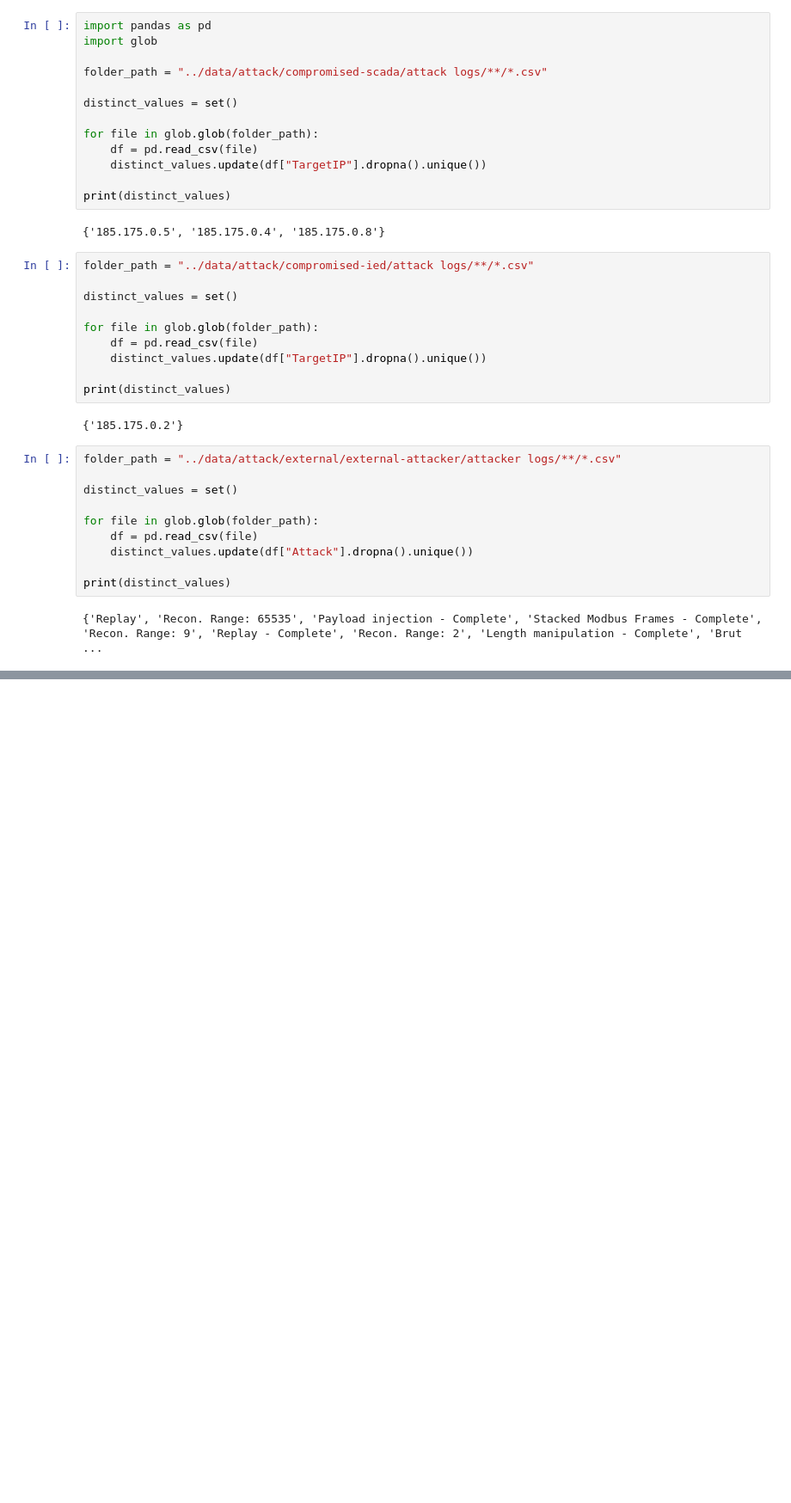
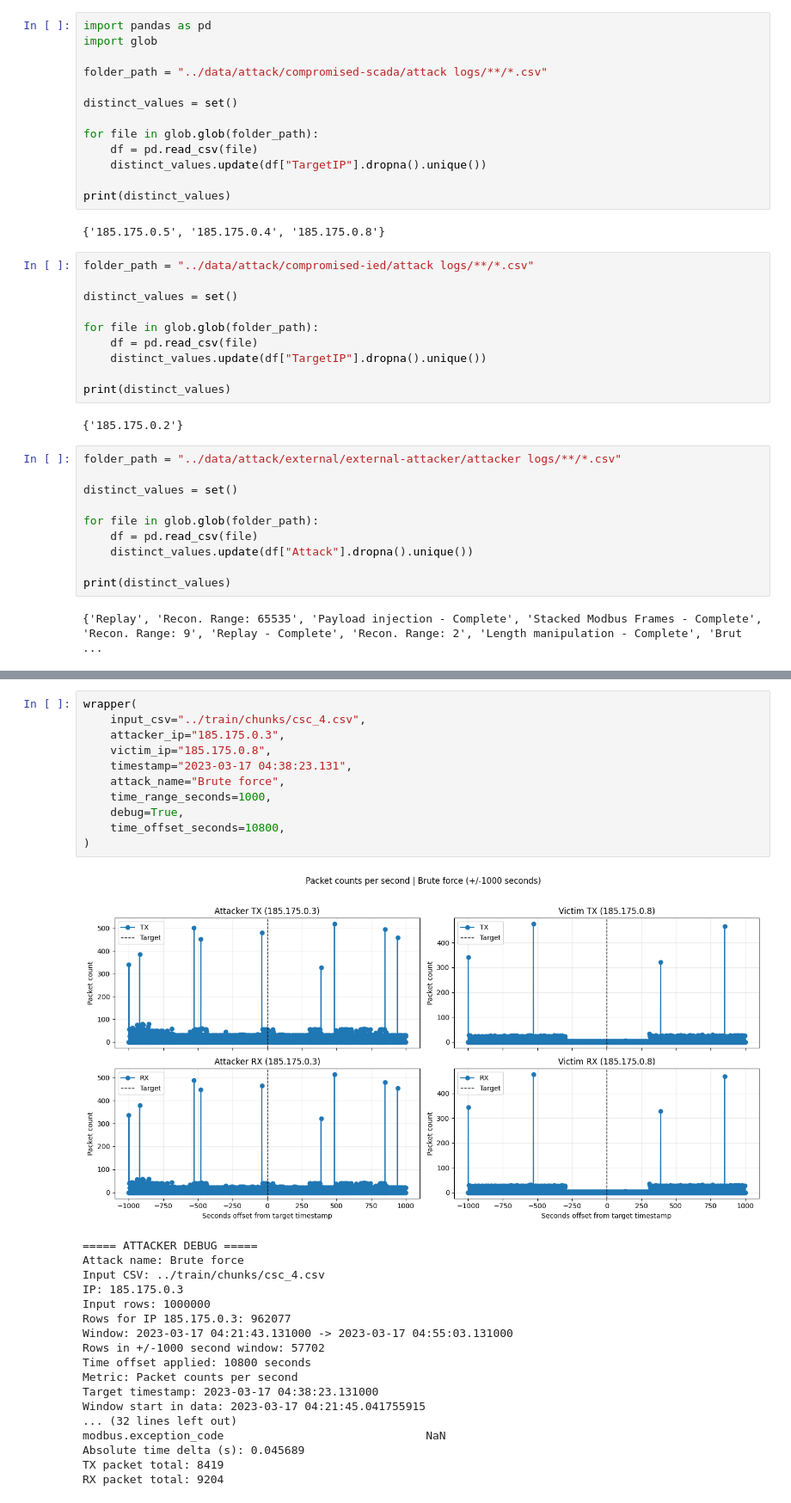
Before and after one commit to SameerCS23iitm/ugrc, a Jupyter notebook: analysis/1.data_analysis.ipynb, the cells around one changed output, grey strips where cells are left out. Shown at 86% size. Saved outputs shown, nothing was run; the diff lists cells and outputs as text; blank space fills up the shorter version.

```diff
--- a/analysis/1.data_analysis.ipynb
+++ b/analysis/1.data_analysis.ipynb
@@ -541,0 +677,30 @@ RX IAT std: 0.367940
+# %%
+wrapper(
+    input_csv="../train/chunks/csc_4.csv",
+    attacker_ip="185.175.0.3",
+    victim_ip="185.175.0.8",
+    timestamp="2023-03-17 04:38:23.131",
+    attack_name="Brute force",
+    time_range_seconds=1000,
+    debug=True,
+    time_offset_seconds=10800,
+)
+# %% [output]
+[figure, added]
+===== ATTACKER DEBUG =====
+Attack name: Brute force
+Input CSV: ../train/chunks/csc_4.csv
+IP: 185.175.0.3
+Input rows: 1000000
+Rows for IP 185.175.0.3: 962077
+Window: 2023-03-17 04:21:43.131000 -> 2023-03-17 04:55:03.131000
+Rows in +/-1000 second window: 57702
+Time offset applied: 10800 seconds
+Metric: Packet counts per second
+Target timestamp: 2023-03-17 04:38:23.131000
+Window start in data: 2023-03-17 04:21:45.041755915
+... (32 lines left out)
+modbus.exception_code                              NaN
+Absolute time delta (s): 0.045689
+TX packet total: 8419
+RX packet total: 9204
```
Also changed, not shown: parts of 5 cells of this notebook.
